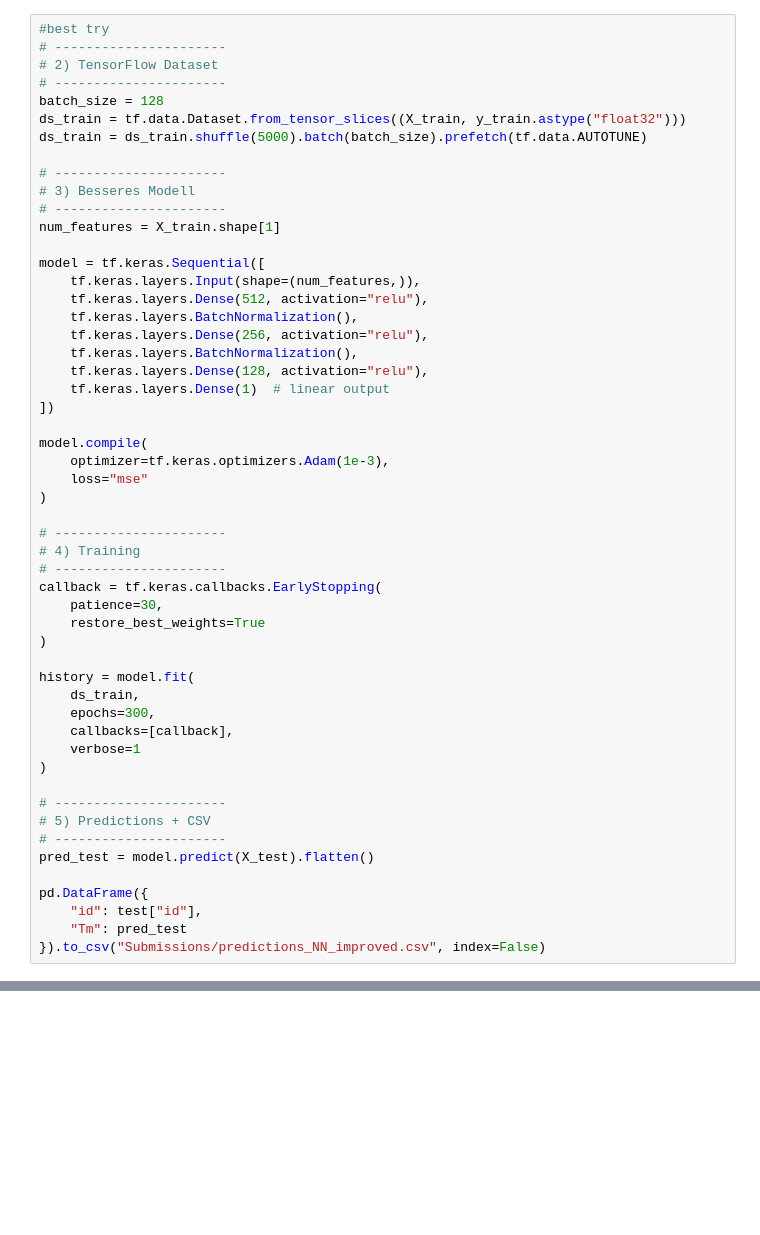
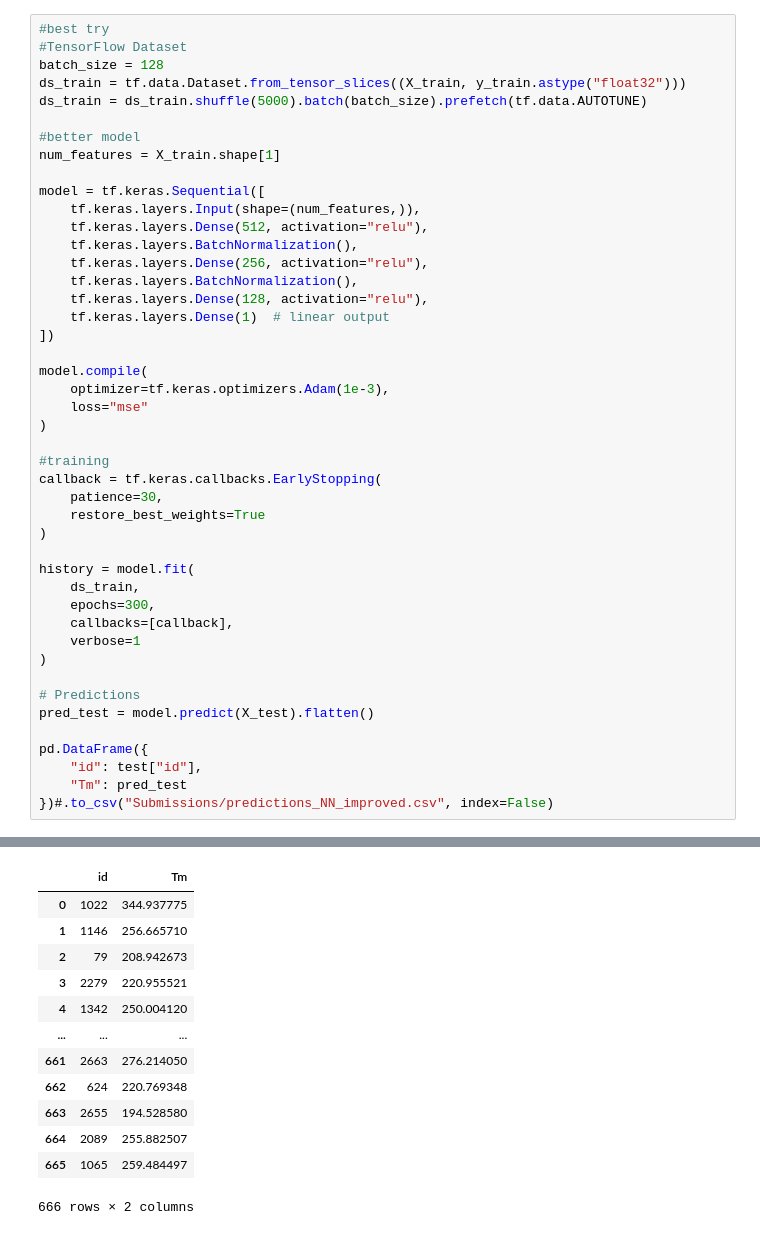
Before and after one commit to linuskruer/ids2025_group7_project_g1, a Jupyter notebook: Jupyter Notebooks/neural_networks.ipynb, the cells around one changed output, grey strips where cells are left out. Drawn from its saved outputs; the diff is of its cells as text; blank space fills up the shorter version.

```diff
--- a/Jupyter Notebooks/neural_networks.ipynb
+++ b/Jupyter Notebooks/neural_networks.ipynb
@@ -193,15 +148,11 @@ Beispielvorhersagen: [333.62216 382.12903 180.07803 192.65445 242.0797 ]
 # %%
 #best try
-# ----------------------
-# 2) TensorFlow Dataset
-# ----------------------
+#TensorFlow Dataset
 batch_size = 128
 ds_train = tf.data.Dataset.from_tensor_slices((X_train, y_train.astype("float32")))
 ds_train = ds_train.shuffle(5000).batch(batch_size).prefetch(tf.data.AUTOTUNE)
 
-# ----------------------
-# 3) Besseres Modell
-# ----------------------
+#better model
 num_features = X_train.shape[1]
 
 model = tf.keras.Sequential([
@@ -219,9 +170,7 @@ model.compile(
     loss="mse"
 )
 
-# ----------------------
-# 4) Training
-# ----------------------
+#training
 callback = tf.keras.callbacks.EarlyStopping(
     patience=30,
     restore_best_weights=True
@@ -234,14 +183,12 @@ history = model.fit(
     verbose=1
 )
 
-# ----------------------
-# 5) Predictions + CSV
-# ----------------------
+# Predictions
 pred_test = model.predict(X_test).flatten()
 
 pd.DataFrame({
     "id": test["id"],
     "Tm": pred_test
-}).to_csv("Submissions/predictions_NN_improved.csv", index=False)
+})#.to_csv("Submissions/predictions_NN_improved.csv", index=False)
 # %% [output]
 Epoch 1/300
@@ -268,3 +215,16 @@ Epoch 300/300
+|  | id | Tm |
+| 0 | 1022 | 344.937775 |
+| 1 | 1146 | 256.665710 |
+| 2 | 79 | 208.942673 |
+| 3 | 2279 | 220.955521 |
+| 4 | 1342 | 250.004120 |
+| ... | ... | ... |
+| 661 | 2663 | 276.214050 |
+| 662 | 624 | 220.769348 |
+| 663 | 2655 | 194.528580 |
+| 664 | 2089 | 255.882507 |
+| 665 | 1065 | 259.484497 |
+666 rows × 2 columns
 # %%
 #optimization of the code above
 #add dropout, cosine LR Decay, layer setup, early stopping, 5 times ensemble
```
Also changed, not shown: parts of 9 cells of this notebook, 2 other files.
